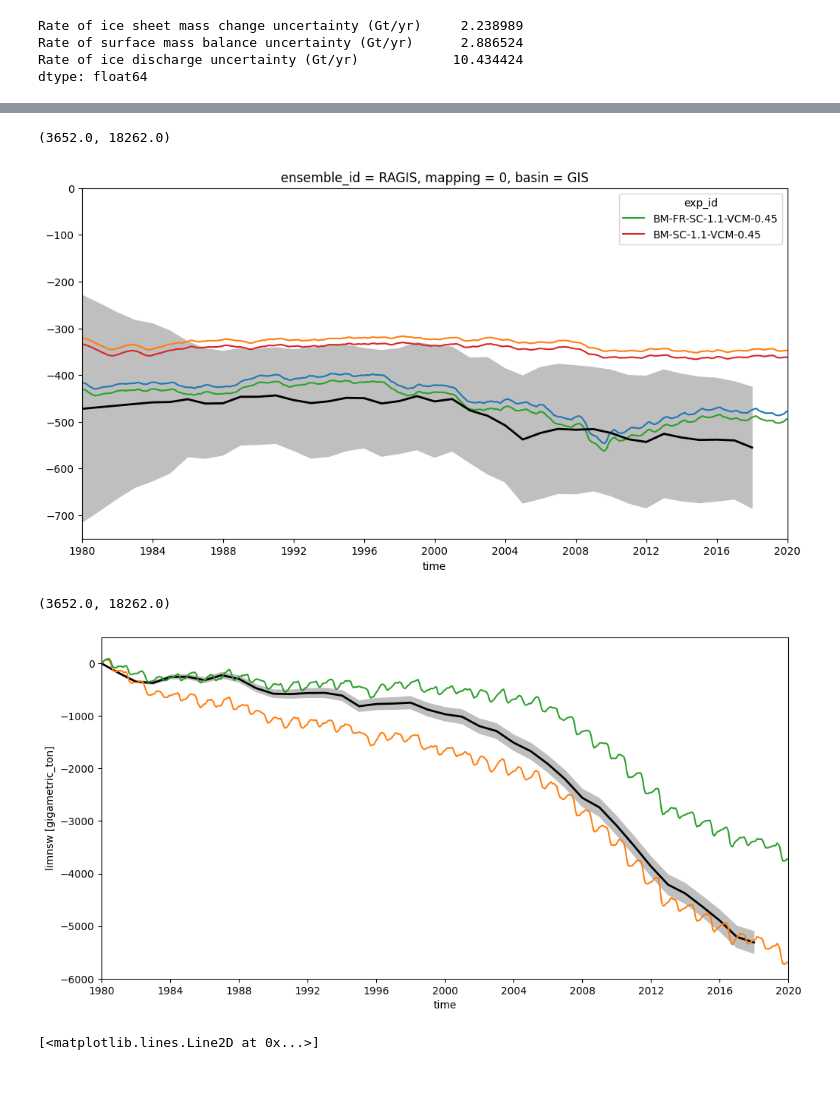
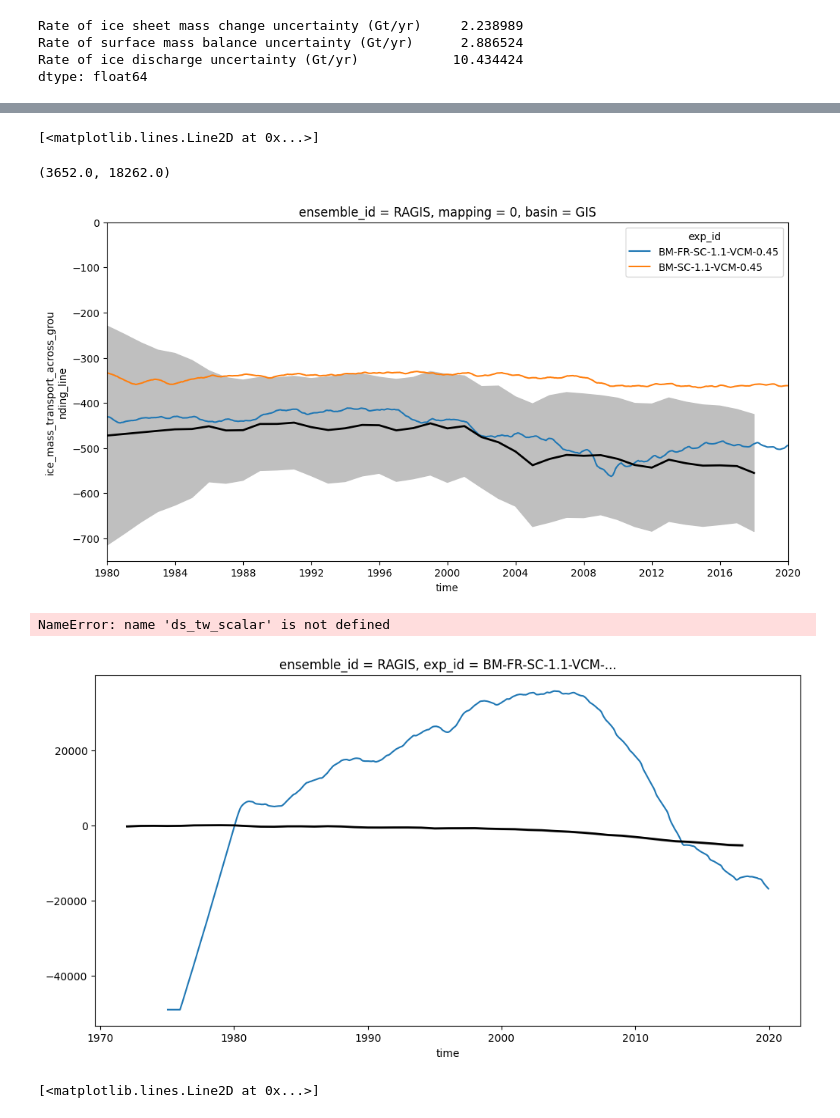
Before and after one commit to pism/pism-ragis, a Jupyter notebook: notebooks/analysis.ipynb, the cells around one changed output, grey strips where cells are left out. Cells and saved outputs as stored; diff of their text form; code cells hidden in the pictures; blank space fills up the shorter version.

```diff
--- a/notebooks/analysis.ipynb
+++ b/notebooks/analysis.ipynb
@@ -29,6 +30,8 @@ from pism_ragis.observations import load_imbie, load_mouginot
     smb_flux_uncertainty_varname = "Rate of surface mass balance uncertainty (Gt/yr)"
 
     basal_flux_varname = "tendency_of_ice_mass_due_to_basal_mass_flux"
+    basal_grounded_flux_varname = "tendency_of_ice_mass_due_to_basal_mass_flux_grounded"
+    basal_floating_flux_varname = "tendency_of_ice_mass_due_to_basal_mass_flux_floating"
 
     sim_mass_cumulative_varname = "ice_mass"
     sim_mass_flux_varname = "tendency_of_ice_mass"
@@ -36,6 +39,7 @@ from pism_ragis.observations import load_imbie, load_mouginot
     sim_discharge_flux_varname = "ice_mass_transport_across_grounding_line"
 # %%
 mouginot_url = Path("/mnt/storstrommen/data/mouginot/pnas.1904242116.sd02.xlsx")
+mouginot_url = Path("/Users/andy/Google Drive/My Drive/data/mouginot_discharge/pnas.1904242116.sd02.xlsx")
 
 # Load observations
 imbie = load_imbie()
@@ -72,8 +77,9 @@ ds_ctrl[sim_mass_cumulative_varname] -= ds_ctrl.sel(time="1980-01-01", method="n
 ds_ctrl = ds_ctrl.rolling(time=13).mean()
 # %%
-ds_tw = xr.open_mfdataset("analysis/2024_07_ragis_tw/basins_sums_ensemble_RAGIS_id_BM-*.nc").pint.quantify()
-ds_tw = ds_tw.sel(ensemble_id="RAGIS")
+ds_tw = xr.open_mfdataset("../analysis/2024_07_ragis_tw/basins_sums_ensemble_RAGIS_id_BM-*.nc")
+ds_tw = ds_tw.sel(ensemble_id="RAGIS").sel(time=slice("1980-01-01", "2020-01-01"))
 ds_tw[sim_mass_cumulative_varname] -= ds_tw.sel(time="1980-01-01", method="nearest")[sim_mass_cumulative_varname]
+ds_tw[sim_discharge_flux_varname] += ds_tw["tendency_of_ice_mass_due_to_basal_mass_flux_grounded"]
 ds_tw = ds_tw.rolling(time=13).mean()
 # %%
 ds_tw_scalar = xr.open_mfdataset("/mnt/storstrommen/ragis/data/pism/2024_06_ragis_tw/scalar/ts_gris_g900m_v2024-02_RAGIS_id_BM-FR-SC-1.1-VCM-0.45_1975-1-1_2020-1-1.nc").pint.quantify()
@@ -81,0 +90,5 @@ ds_tw_scalar[[sim_mass_cumulative_varname, "limnsw"]] -= ds_tw_scalar.sel(time="
+# %%
+mb = (ds_tw["tendency_of_ice_mass_due_to_surface_mass_flux"] + ds_tw["ice_mass_transport_across_grounding_line"]).cumsum() / 12
+mb -= mb.sel(time="1980-01-01", method="nearest")
+mb_with_bmb = (ds_tw["tendency_of_ice_mass_due_to_surface_mass_flux"] + ds_tw["ice_mass_transport_across_grounding_line"] + ds_tw[basal_floating_flux_varname]).cumsum() / 12
+mb_with_bmb -= mb_with_bmb.sel(time="1980-01-01", method="nearest")
@@ -97,8 +174,11 @@ ax.set_xlim(np.datetime64("1980-01-01"), np.datetime64("2020-01-01"))
+# %%
+f
+# %% [output]
+[<matplotlib.lines.Line2D at 0x...>]
 # %%
 fig, ax = plt.subplots(1, 1, figsize=(12, 6))
 # ds_ctrl.sel(basin="GIS").sel(exp_id="BM-FR-SC-1.1-VCM-0.45")[sim_discharge_flux_varname].plot.line(x="time", hue="exp_id", ax=ax)
 ds_tw.sel(basin="GIS")[sim_discharge_flux_varname].plot.line(x="time", hue="exp_id", ax=ax)
-(ds_tw.sel(basin="GIS")["tendency_of_ice_mass_due_to_basal_mass_flux_grounded"] + ds_tw.sel(basin="GIS")[sim_discharge_flux_varname]).plot.line(x="time", hue="exp_id", ax=ax)
 ax.fill_between(mou_gis["Date"],
                 mou_gis[discharge_flux_varname] - sigma_adjusted[discharge_flux_uncertainty_varname] * mou_gis[discharge_flux_uncertainty_varname],
                 mou_gis[discharge_flux_varname] + sigma_adjusted[discharge_flux_uncertainty_varname] * mou_gis[discharge_flux_uncertainty_varname], color="0.75")
@@ -107,26 +187,25 @@ ax.set_ylim(-750, 0)
 ax.set_xlim(np.datetime64("1980-01-01"), np.datetime64("2020-01-01"))
 # %% [output]
 (3652.0, 18262.0)
-[figure, old version]
+[figure, new version]
 # %%
-mb = (ds_tw["tendency_of_ice_mass_due_to_surface_mass_flux"] + ds_tw["ice_mass_transport_across_grounding_line"]).cumsum()
-#mb -= mb.sel(time="1980-01-01", method="nearest")
+
 
 fig, ax = plt.subplots(1, 1, figsize=(12, 6))
 # ds_ctrl.sel(basin="GIS").sel(exp_id="BM-FR-SC-1.1-VCM-0.45")[sim_mass_cumulative_varname].plot.line(x="time", hue="exp_id", ax=ax)
 # ds_tw.sel(basin="GIS")[sim_mass_cumulative_varname].plot.line(x="time", hue="exp_id", ax=ax)
 mb.sel(basin="GIS", exp_id="BM-FR-SC-1.1-VCM-0.45").plot.line(ax=ax)
 ax.fill_between(mou_gis["Date"],
                 mou_gis[mass_cumulative_varname] - mou_gis[mass_cumulative_uncertainty_varname],
                 mou_gis[mass_cumulative_varname] + mou_gis[mass_cumulative_uncertainty_varname], color="0.75")
 ax.plot(mou_gis["Date"], mou_gis["Cumulative ice sheet mass change (Gt)"], color="k", lw=2)
 ds_tw_scalar[sim_mass_cumulative_varname].pint.to("Gt").plot.line(ax=ax)
 ds_tw_scalar["limnsw"].pint.to("Gt").plot.line(ax=ax)
 ax.set_ylim(-6000, 500)
 ax.set_xlim(np.datetime64("1980-01-01"), np.datetime64("2020-01-01"))
 # %% [output]
-(3652.0, 18262.0)
+NameError: name 'ds_tw_scalar' is not defined
-[figure, old version]
+[figure, new version]
 # %%
 mb.sel(basin="GIS", exp_id="BM-FR-SC-1.1-VCM-0.45").plot.line()
 # %% [output]
```
Also changed, not shown: parts of 9 cells of this notebook, 2 other files.
